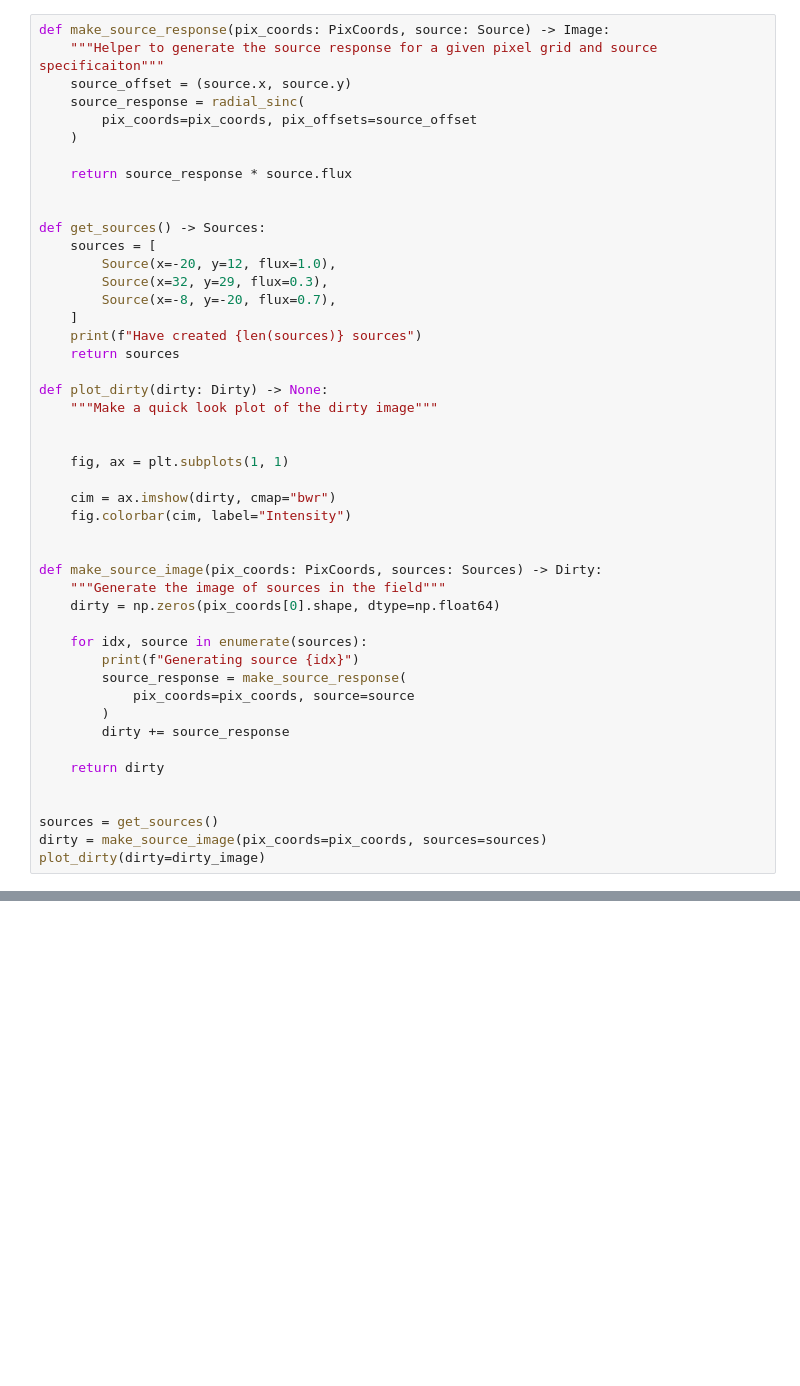
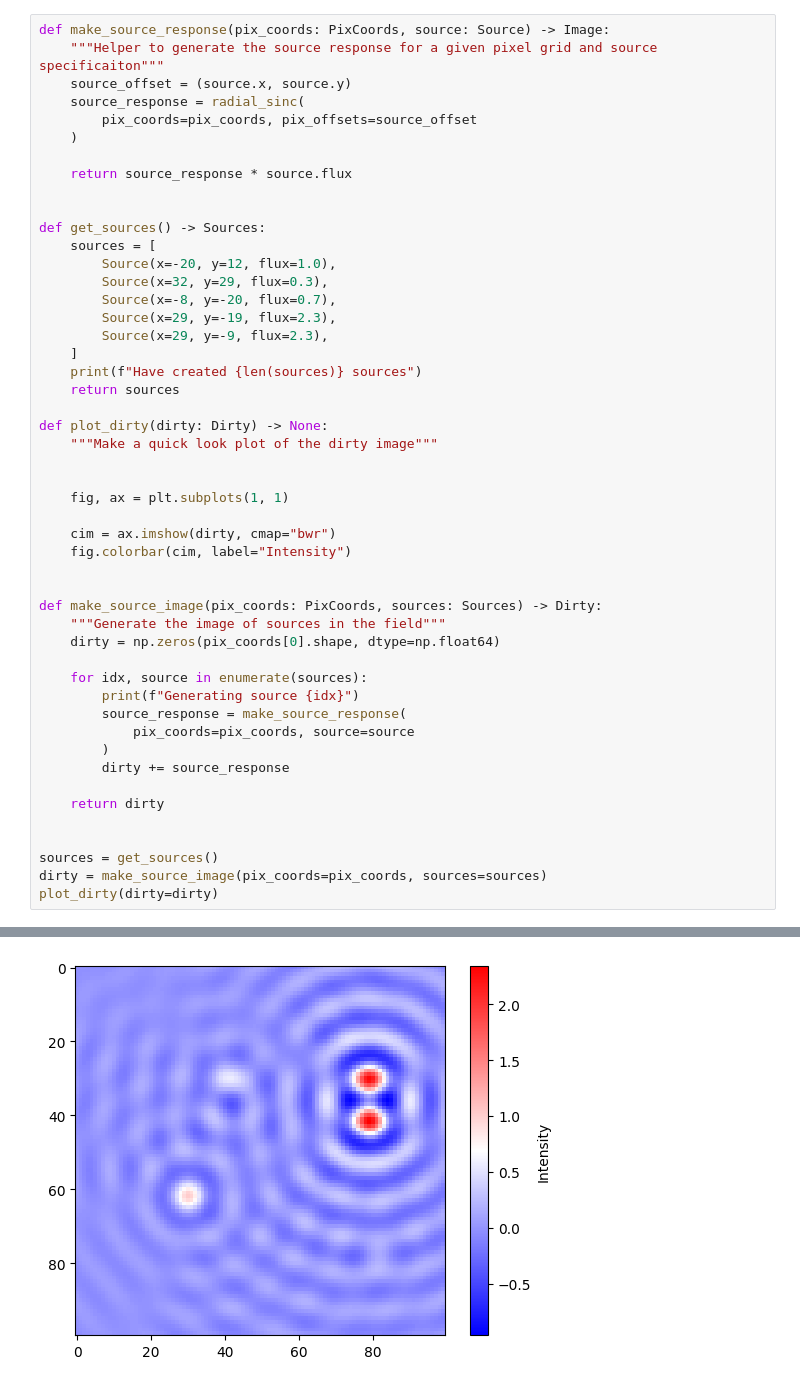
Before and after one commit to tjgalvin/Radio-School-2026, a Jupyter notebook: toy_clean.ipynb, the cells around one changed output, grey strips where cells are left out. Cells and saved outputs as stored; diff of their text form; blank space fills up the shorter version.

```diff
--- a/toy_clean.ipynb
+++ b/toy_clean.ipynb
@@ -140,6 +223,8 @@ def get_sources() -> Sources:
         Source(x=-20, y=12, flux=1.0),
         Source(x=32, y=29, flux=0.3),
         Source(x=-8, y=-20, flux=0.7),
+        Source(x=29, y=-19, flux=2.3),
+        Source(x=29, y=-9, flux=2.3),
     ]
     print(f"Have created {len(sources)} sources")
     return sources
@@ -170,4 +255,5 @@ def make_source_image(pix_coords: PixCoords, sources: Sources) -> Dirty:
 
 sources = get_sources()
 dirty = make_source_image(pix_coords=pix_coords, sources=sources)
-plot_dirty(dirty=dirty_image)
+plot_dirty(dirty=dirty)
+# %% [output]
@@ -174,3 +266,4 @@ plot_dirty(dirty=dirty_image)
+[figure, added]
 # %%
 @dataclass
 class CleanOptions:
```
Also changed, not shown: parts of 7 cells of this notebook.
